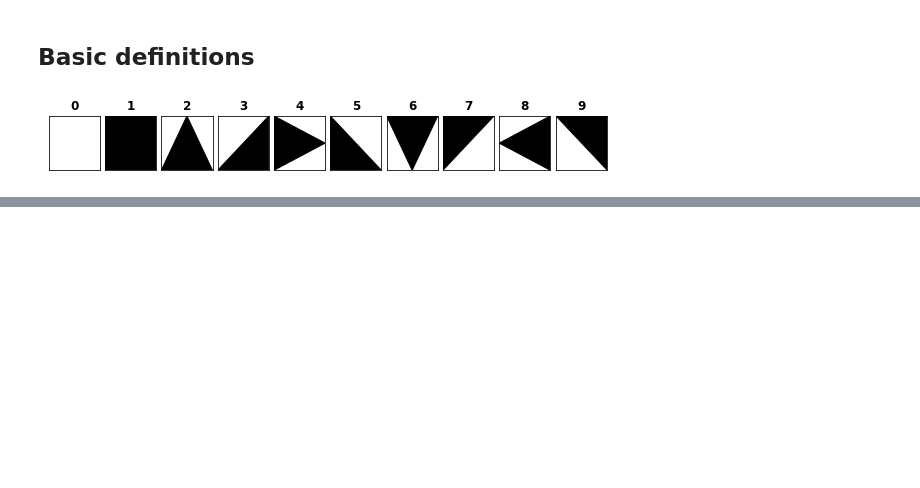
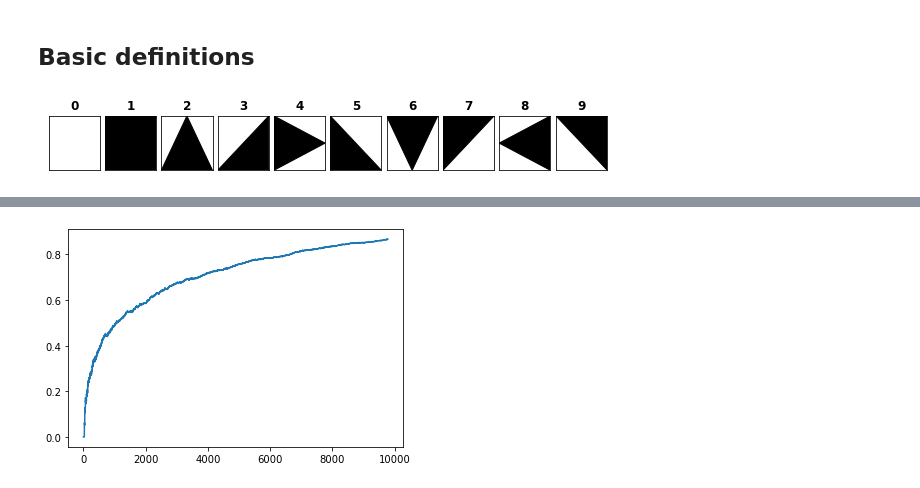
Before and after one commit to felipessalvatore/it, a Jupyter notebook: notebooks/tiles_murals_numbers.ipynb, the cells around one changed output, grey strips where cells are left out. Cells and saved outputs as stored; diff of their text form; code cells hidden in the pictures; blank space fills up the shorter version.

Commit message:
add prime gap first version

```diff
--- a/notebooks/tiles_murals_numbers.ipynb
+++ b/notebooks/tiles_murals_numbers.ipynb
@@ -132,0 +95,10 @@ for n,ax in zip(v, fig.axes):
+# %%
+primes = pd.read_csv("data/primes.csv")
+primes.loc[:, "gap<10"] = (primes["gap"] <10).astype(int)
+primes.loc[:, "gap>=10"] = (primes["gap"] >=10).astype(int)
+primes.loc[:, "gap<10_cumsum"]  = primes["gap<10"].cumsum()
+primes.loc[:, "gap>=10_cumsum"]  = primes["gap>=10"].cumsum()
+primes.loc[:, "ratio"]  = primes["gap>=10_cumsum"]/primes["gap<10_cumsum"]
+primes["ratio"].plot();
+# %% [output]
+[figure, added]
```
Also changed, not shown: parts of 37 cells of this notebook, 13 other files.
